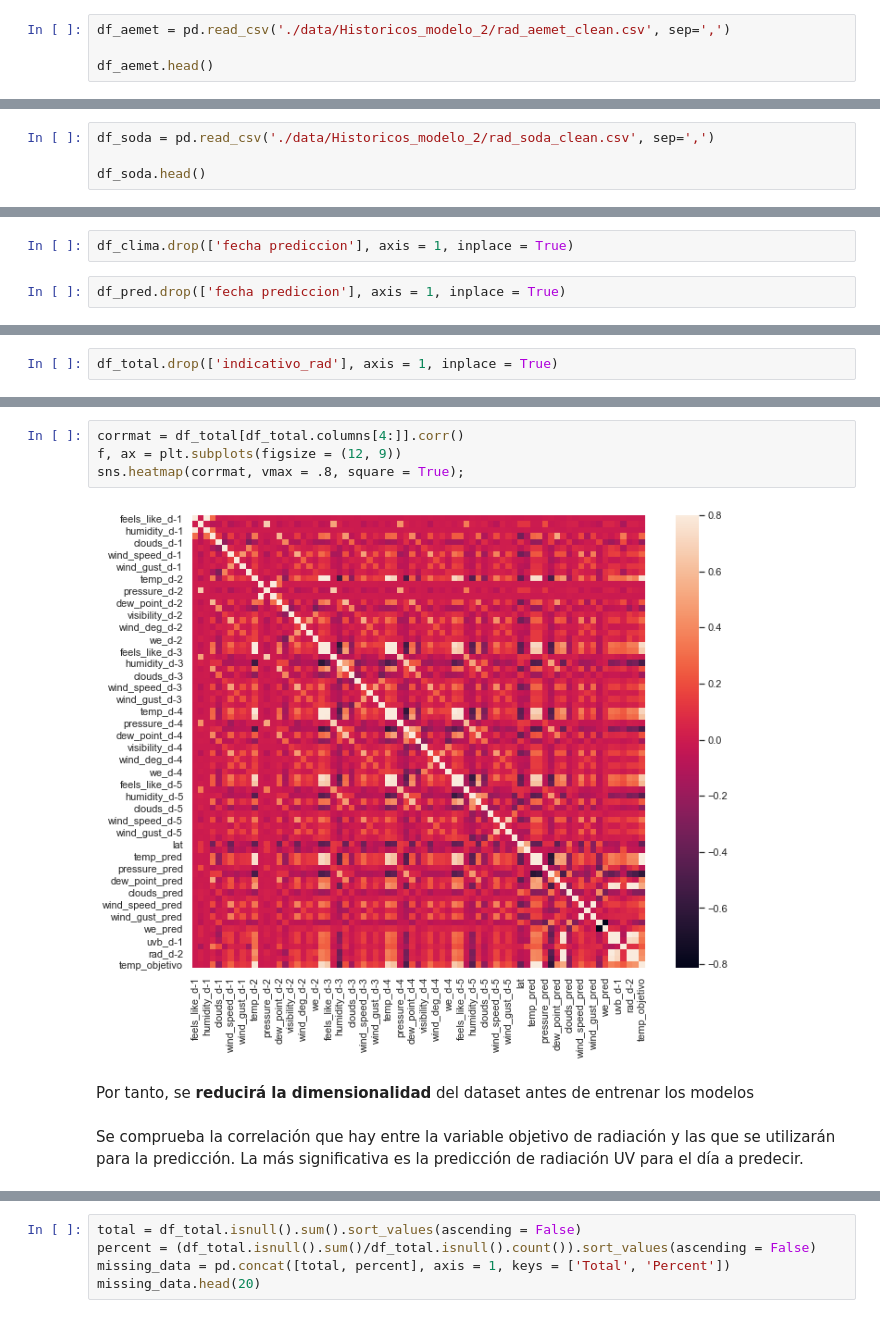
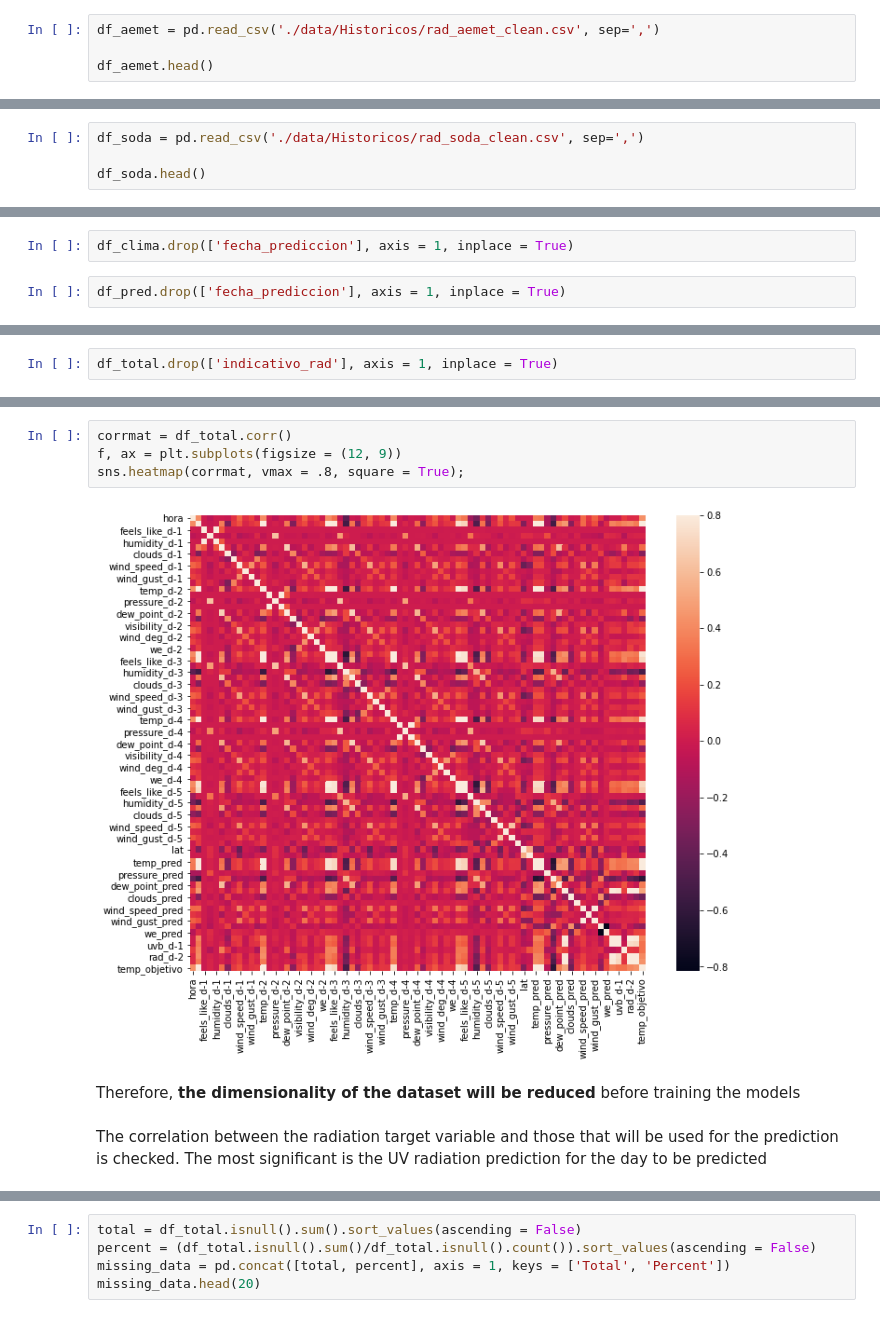
Before and after one commit to ruizber23/Proyecto-fin-de-master, a Jupyter notebook: notebooks/Data_preparation.ipynb, the cells around one changed output, grey strips where cells are left out. Cells and saved outputs as stored; diff of their text form.

```diff
--- a/notebooks/Data_preparation.ipynb
+++ b/notebooks/Data_preparation.ipynb
@@ -504,5 +506,5 @@ Se importa el dataset de datos históricos de radiación en las estaciones de re
 # %%
-df_aemet = pd.read_csv('./data/Historicos_modelo_2/rad_aemet_clean.csv', sep=',')
+df_aemet = pd.read_csv('./data/Historicos/rad_aemet_clean.csv', sep=',')
 
 df_aemet.head()
 # %% [output]
@@ -590,5 +592,5 @@ Se carga el dataframe de datos históricos de radiación de CAMS SODA
 # %%
-df_soda = pd.read_csv('./data/Historicos_modelo_2/rad_soda_clean.csv', sep=',')
+df_soda = pd.read_csv('./data/Historicos/rad_soda_clean.csv', sep=',')
 
 df_soda.head()
 # %% [output]
@@ -699,7 +701,7 @@ Se eliminan las columnas innecesarias
 # %%
-df_clima.drop(['fecha prediccion'], axis = 1, inplace = True)
+df_clima.drop(['fecha_prediccion'], axis = 1, inplace = True)
 # %%
-df_pred.drop(['fecha prediccion'], axis = 1, inplace = True)
+df_pred.drop(['fecha_prediccion'], axis = 1, inplace = True)
 # %%
 df_aemet.drop(['fecha'], axis = 1, inplace = True)
 df_aemet.drop(['estacion'], axis = 1, inplace = True)
@@ -885,13 +896,13 @@ Se comprueba que algunas de las diferentes variables guardan correlación entre
 # %%
-corrmat = df_total[df_total.columns[4:]].corr()
+corrmat = df_total.corr()
 f, ax = plt.subplots(figsize = (12, 9))
 sns.heatmap(corrmat, vmax = .8, square = True);
 # %% [output]
-[figure, old version]
+[figure, new version]
-# %% [markdown]
-Por tanto, se **reducirá la dimensionalidad** del dataset antes de entrenar los modelos
-# %% [markdown]
-Se comprueba la correlación que hay entre la variable objetivo de radiación y las que se utilizarán para la predicción. La más significativa es la predicción de radiación UV para el día a predecir.
+# %% [markdown]
+Therefore, **the dimensionality of the dataset will be reduced** before training the models
+# %% [markdown]
+The correlation between the radiation target variable and those that will be used for the prediction is checked. The most significant is the UV radiation prediction for the day to be predicted
 # %%
 corr = abs(df_total.corr())
 corr[['ghi']].sort_values(by = 'ghi',ascending = False).style.background_gradient()
```
Also changed, not shown: parts of 197 cells of this notebook, 13 other files.
